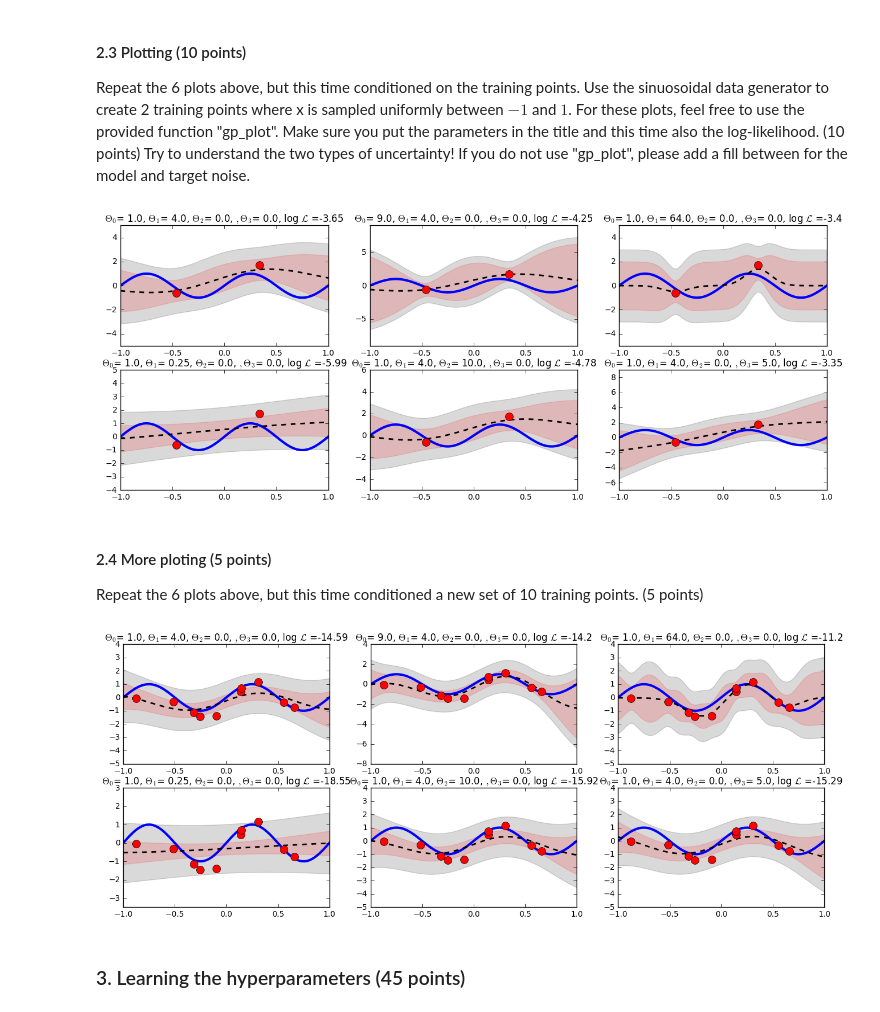
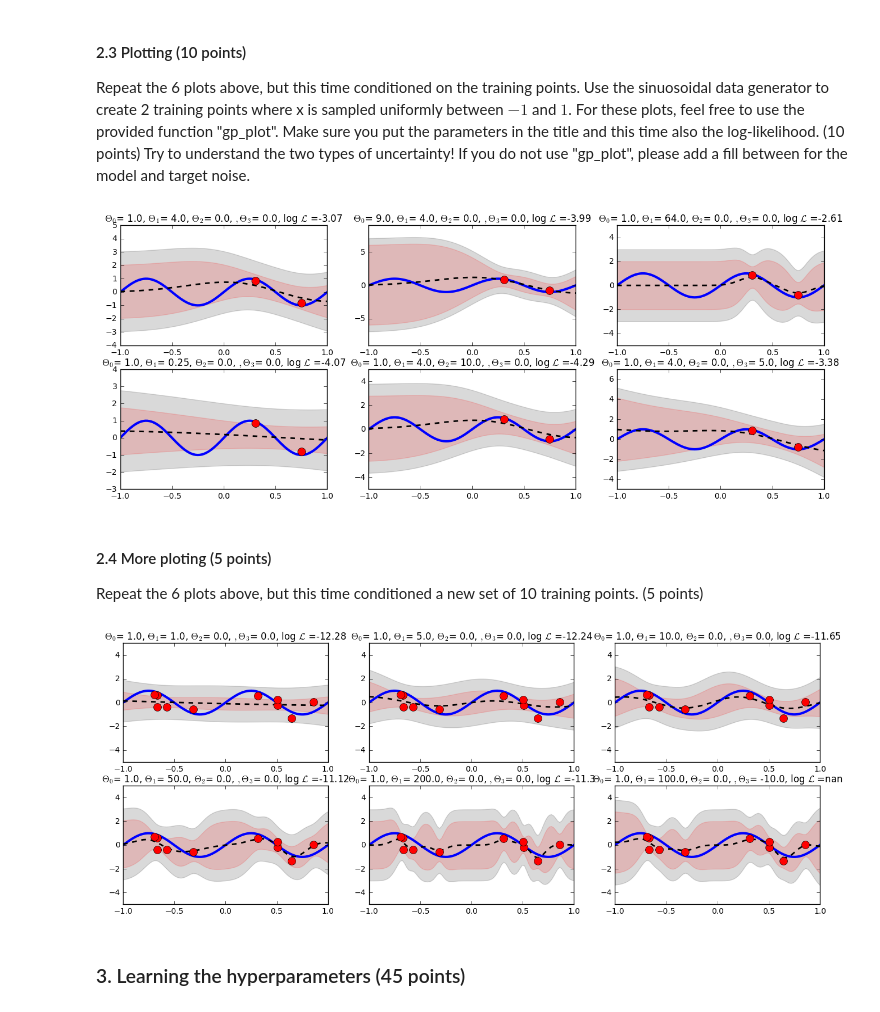
Before and after one commit to Vasileios-Charatsidis/machine_learning_1_labs, a Jupyter notebook: hw3/dana.ipynb, the cells around one changed output. Saved outputs shown, nothing was run; the diff lists cells and outputs as text; code cells hidden in the pictures.

```diff
--- a/hw3/dana.ipynb
+++ b/hw3/dana.ipynb
@@ -264,6 +264,7 @@ def gp_plot(subfig, x_test, y_test, mu_test, var_test, x_train, t_train, theta,
     # plot looks
     ylim = subfig.get_ylim()
     subfig.set_ylim(ylim[0]-1, ylim[1]+1)
+    subfig.set_ylim([-5,5])
 # %%
 def plot_points(params, sigma, x_train, y_train, t_train, x_test, y_test, doPlot=True):
 
@@ -315,31 +316,32 @@ t_train = add_noise( y_train, sigma )
 
 plot_points(params, sigma, x_train, y_train, t_train, x_test, y_test)
 # %% [output]
-[figure, old version]
+[figure, new version]
 # %% [markdown]
 #### 2.4 More ploting (5 points)
 Repeat the 6 plots above, but this time conditioned a new set of 10 training points. (5 points)
 # %%
 # Different Theta configurations
-params = np.asarray([[1,4,0,0],
-          [9,4,0,0],
-          [1,64,0,0],
-          [1,.25,0,0],
-          [1,4,10,0],
-          [1,4,0,5]],dtype='float64')
+params = np.asarray([
+    [1,1,0,0],
+    [1,5,0,0],
+    [1,10,0,0],
+    [1,50,0,0],
+    [1,200,0,0],
+        [1,100,0,-10]],dtype='float64')
 
 # Hyperparams
 sigma = 0.5
 
 # Training data (Same as x_test for sec 1.3)
 N_train = 10
 x_train = np.random.uniform(-1,1,N_train)
 y_train =true_mean_function( x_train )
 t_train = add_noise( y_train, sigma )
 
 plot_points(params, sigma, x_train, y_train, t_train, x_test, y_test)
 # %% [output]
-[figure, old version]
+[figure, new version]
 # %% [markdown]
 ### 3. Learning the hyperparameters (45 points)
 # %% [markdown]
```
Also changed, not shown: parts of 6 cells of this notebook, 1 other file.
